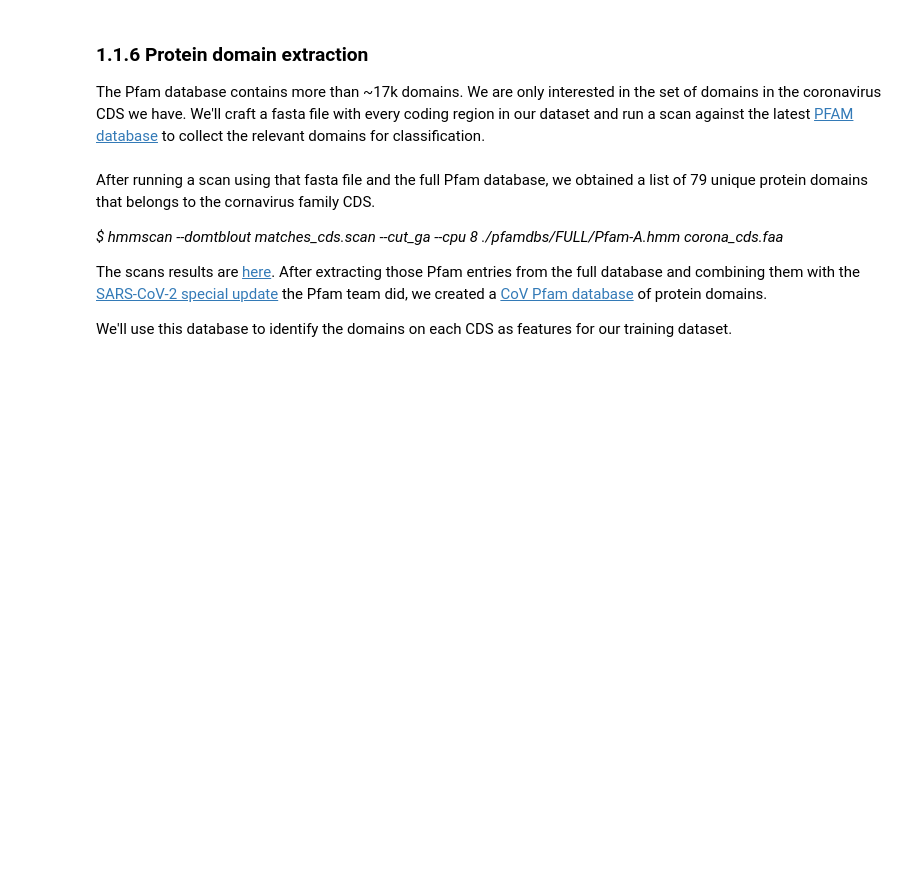
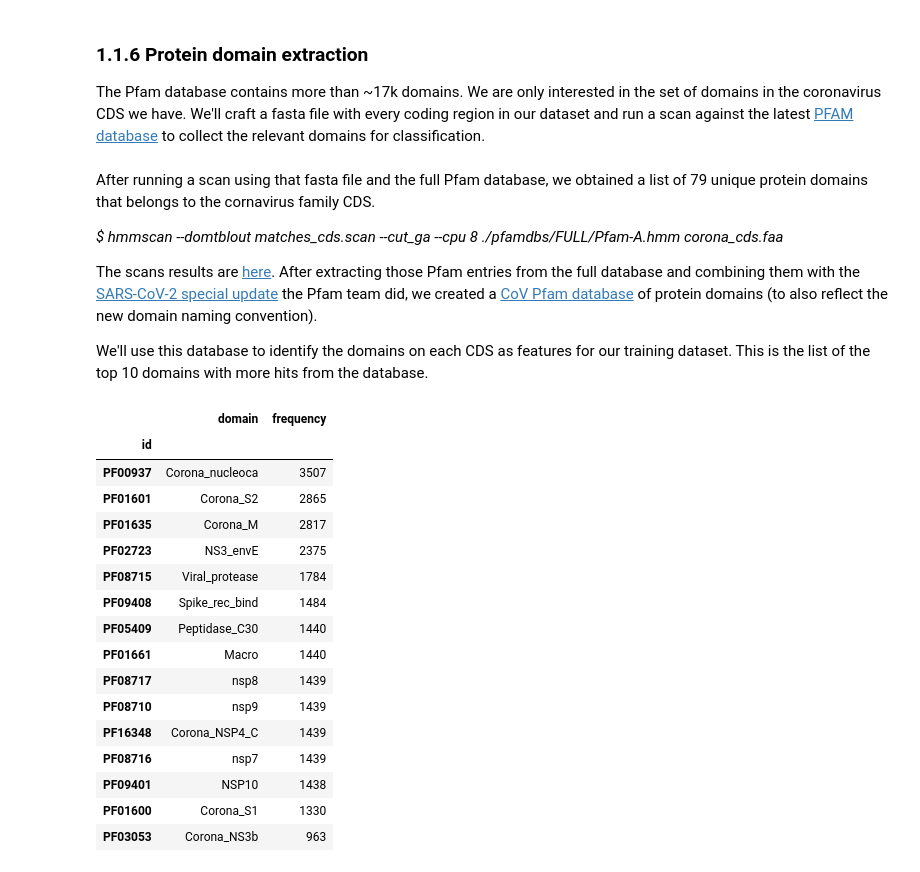
Before and after one commit to pellegre/coronaversing, a Jupyter notebook: proteindb.ipynb, the cells around one changed output. Drawn from its saved outputs; the diff is of its cells as text; code cells hidden in the pictures; blank space fills up the shorter version.

Commit message:
added protein domain frequency

```diff
--- a/proteindb.ipynb
+++ b/proteindb.ipynb
@@ -1036,6 +1036,54 @@ After running a scan using that fasta file and the full Pfam database, we obtain
 
 *$ hmmscan --domtblout matches_cds.scan --cut_ga --cpu 8 ./pfamdbs/FULL/Pfam-A.hmm corona_cds.faa*
 
-The scans results are [here](./data/pfam/matches_cds.scan). After extracting those Pfam entries from the full database and combining them with the [SARS-CoV-2 special update](https://xfam.wordpress.com/2020/04/02/pfam-sars-cov-2-special-update/) the Pfam team did, we created a [CoV Pfam database](./data/pfam/Pfam-A.CoV.hmm) of protein domains.
+The scans results are [here](./data/pfam/matches_cds.scan). After extracting those Pfam entries from the full database and combining them with the [SARS-CoV-2 special update](https://xfam.wordpress.com/2020/04/02/pfam-sars-cov-2-special-update/) the Pfam team did, we created a [CoV Pfam database](./data/pfam/Pfam-A.CoV.hmm) of protein domains (to also reflect the new domain naming convention).
 
-We'll use this database to identify the domains on each CDS as features for our training dataset.
+We'll use this database to identify the domains on each CDS as features for our training dataset. This is the list of the top 10 domains with more hits from the database.
+# %%
+SCAN_FILE = "./data/pfam/matches_cds.scan"
+columns = ["id", "domain", "frequency"]
+pfam_frame = {i:list() for i in columns}
+
+pfam_domains = {}
+
+with open(SCAN_FILE) as matches_file:
+    for line in matches_file:
+        row = line[:-1]
+        if row != "#":
+            toks = row.split()
+            domain = toks[0]
+            acc = toks[1].split(".")[0]
+            if "PF" in acc:
+                if acc not in pfam_domains:
+                    pfam_domains[acc] = [acc, domain, 1]
+                else:
+                    pfam_domains[acc] = [acc, domain, pfam_domains[acc][2] + 1]
+
+for etr in pfam_domains:
+    pfam_frame["id"].append(pfam_domains[etr][0])
+    pfam_frame["domain"].append(pfam_domains[etr][1])
+    pfam_frame["frequency"].append(pfam_domains[etr][2])
+
+pfam = pd.DataFrame.from_dict(pfam_frame)
+pfam = pfam.set_index("id")
+
+pfam = pfam.sort_values(by=["frequency"], ascending=False)
+display(HTML(pfam.head(15).to_html()))
+# %% [output]
+|  | domain | frequency |
+| id |  |  |
+| PF00937 | Corona_nucleoca | 3507 |
+| PF01601 | Corona_S2 | 2865 |
+| PF01635 | Corona_M | 2817 |
+| PF02723 | NS3_envE | 2375 |
+| PF08715 | Viral_protease | 1784 |
+| PF09408 | Spike_rec_bind | 1484 |
+| PF05409 | Peptidase_C30 | 1440 |
+| PF01661 | Macro | 1440 |
+| PF08717 | nsp8 | 1439 |
+| PF08710 | nsp9 | 1439 |
+| PF16348 | Corona_NSP4_C | 1439 |
+| PF08716 | nsp7 | 1439 |
+| PF09401 | NSP10 | 1438 |
+| PF01600 | Corona_S1 | 1330 |
+| PF03053 | Corona_NS3b | 963 |
```
